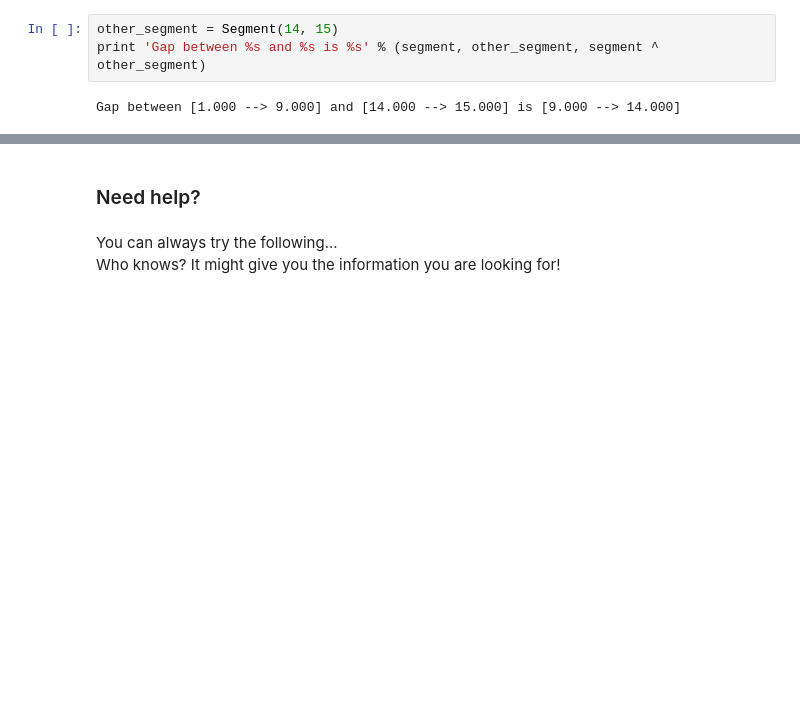
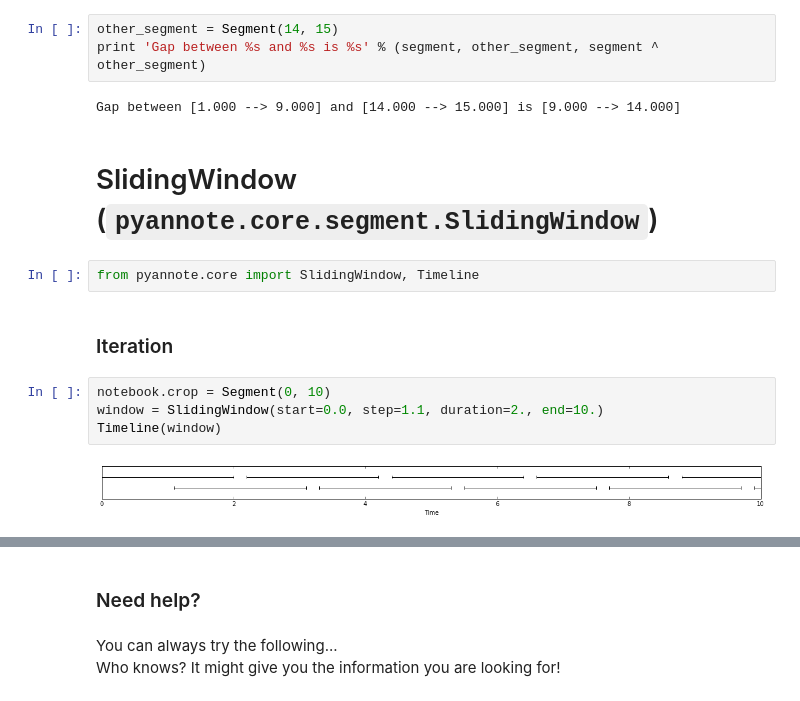
Before and after one commit to pyannote/pyannote-core, a Jupyter notebook: doc/pyannote.core.segment.ipynb, the cells around one changed output, grey strips where cells are left out. Cells and saved outputs as stored; diff of their text form; blank space fills up the shorter version.

Commit message:
feat: add SlidingWindow.crop method

```diff
--- a/doc/pyannote.core.segment.ipynb
+++ b/doc/pyannote.core.segment.ipynb
@@ -98,3 +98,15 @@ other_segment = Segment(14, 15)
 print 'Gap between %s and %s is %s' % (segment, other_segment, segment ^ other_segment)
 # %% [output]
 Gap between [1.000 --> 9.000] and [14.000 --> 15.000] is [9.000 --> 14.000]
+# %% [markdown]
+# SlidingWindow (`pyannote.core.segment.SlidingWindow`)
+# %%
+from pyannote.core import SlidingWindow, Timeline
+# %% [markdown]
+### Iteration
+# %%
+notebook.crop = Segment(0, 10)
+window = SlidingWindow(start=0.0, step=1.1, duration=2., end=10.)
+Timeline(window)
+# %% [output]
+[figure, added]
```
Also changed, not shown: parts of 8 cells of this notebook, 1 other file.
